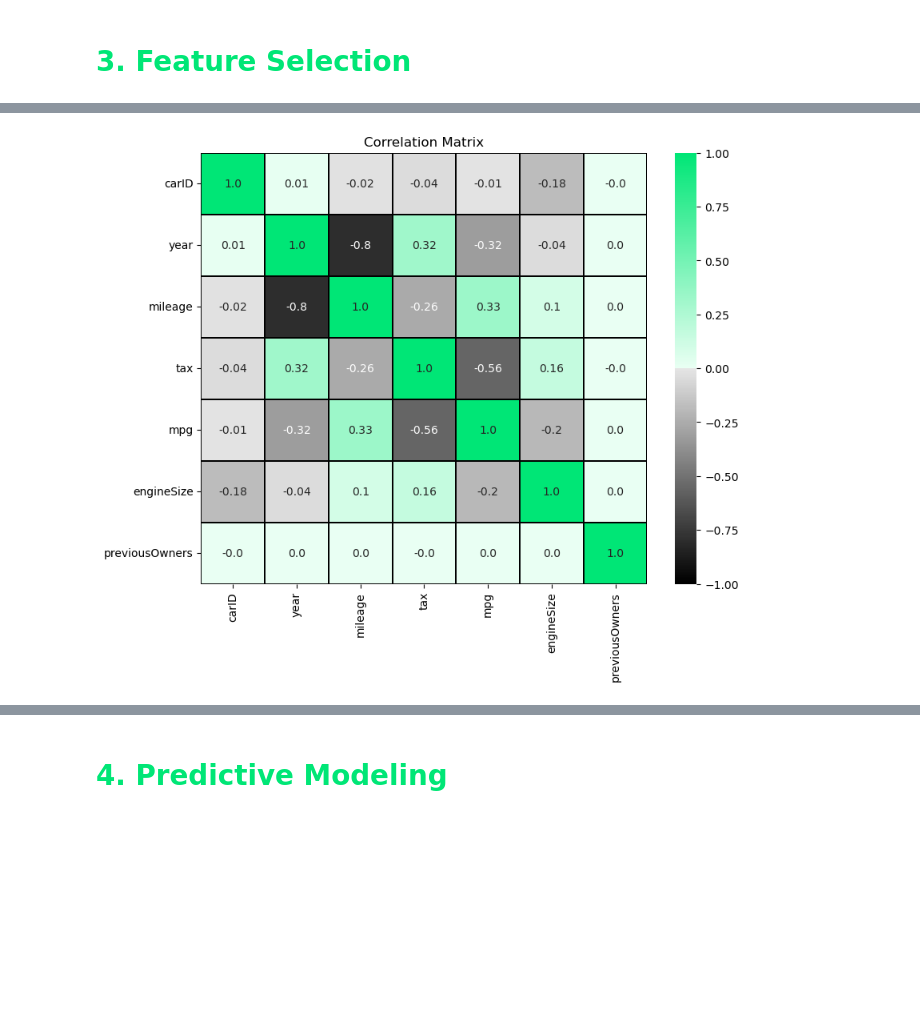
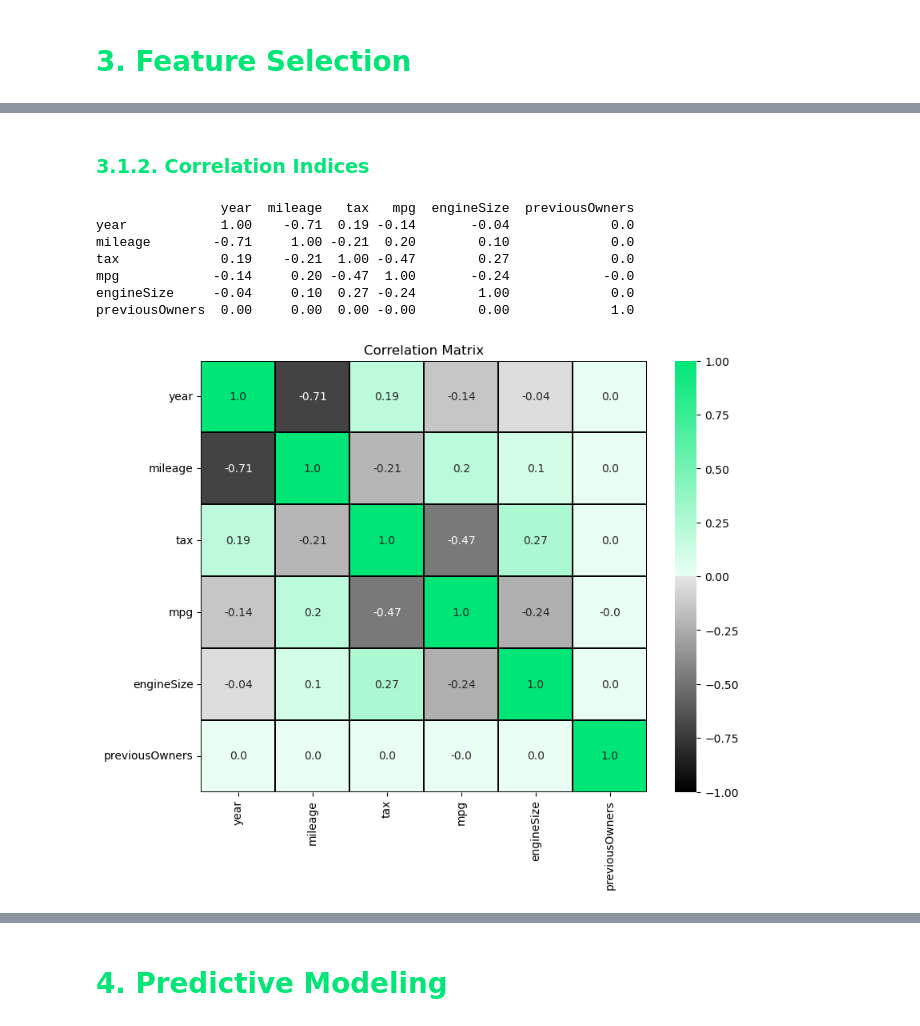
Before and after one commit to Danirib11221/MachineLearning39, a Jupyter notebook: MachineLearningProject.ipynb, the cells around one changed output, grey strips where cells are left out. Cells and saved outputs as stored; diff of their text form; code cells hidden in the pictures; blank space fills up the shorter version.

```diff
--- a/MachineLearningProject.ipynb
+++ b/MachineLearningProject.ipynb
@@ -2385,3 +2082,0 @@ Número de features selecionadas: 80
-# %%
-numeric_features = ["year", "mileage", "tax", "mpg", "engineSize", "previousOwners"]
-numeric_features
@@ -2555,19 +2098,31 @@ corr_spearman
+# %% [markdown]
+<h3 style="color: #00E676;">3.1.2. Correlation Indices </h3>
 # %%
+corr_features_pearson = df_train_new[numeric_features].corr(method="pearson").round(2)
+print(corr_features_pearson)
+
 plt.figure(figsize=(9,7),dpi=100)
 cmap = LinearSegmentedColormap.from_list("black_to_green",
     [(0.0, "#000000"), (0.50, "#e6e6e6"), (0.5001, "#eafff3"), (1.0, "#00E676")]
 )
 norm = TwoSlopeNorm(vmin=-1, vcenter=0, vmax=1)
 sns.heatmap(
-    corr_spearman,
+    corr_features_pearson,
     annot= True,
     fmt="",
     cmap=cmap,
     linecolor="black",
     linewidths=0.1,
     norm = norm,
 )
 plt.title("Correlation Matrix")
 plt.show()
 # %% [output]
+                year  mileage   tax   mpg  engineSize  previousOwners
+year            1.00    -0.71  0.19 -0.14       -0.04             0.0
+mileage        -0.71     1.00 -0.21  0.20        0.10             0.0
+tax             0.19    -0.21  1.00 -0.47        0.27             0.0
+mpg            -0.14     0.20 -0.47  1.00       -0.24            -0.0
+engineSize     -0.04     0.10  0.27 -0.24        1.00             0.0
+previousOwners  0.00     0.00  0.00 -0.00        0.00             1.0
-[figure, old version]
+[figure, new version]
```
Also changed, not shown: parts of 39 cells of this notebook.
